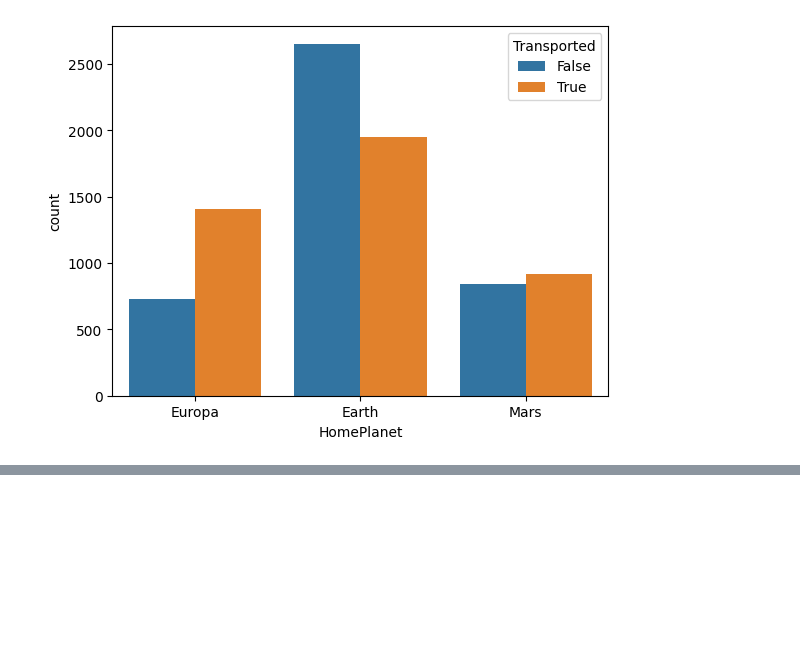
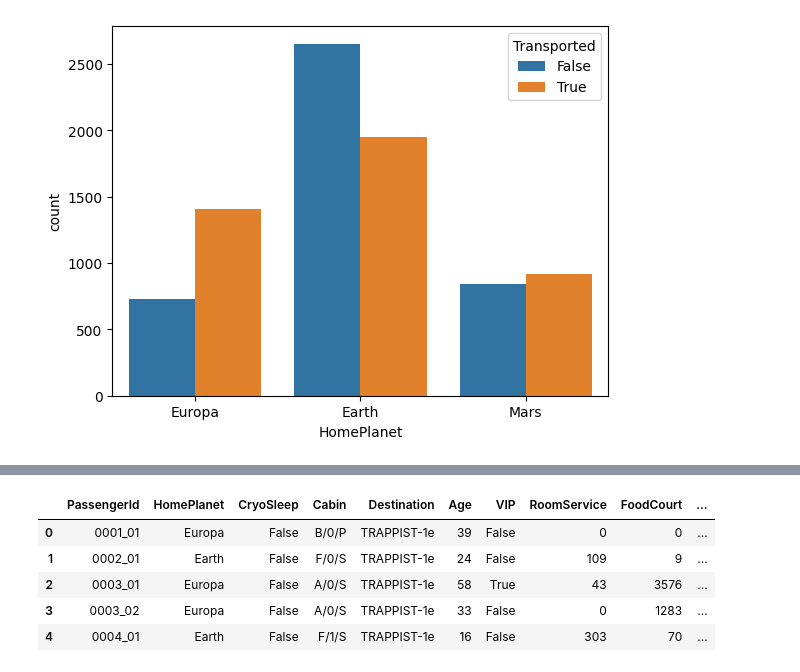
Before and after one commit to saajann/data-science, a Jupyter notebook: preprocessing/02_spaceship_titanic.ipynb, the cells around one changed output, grey strips where cells are left out. Drawn from its saved outputs; the diff is of its cells as text; code cells hidden in the pictures; blank space fills up the shorter version.

```diff
--- a/preprocessing/02_spaceship_titanic.ipynb
+++ b/preprocessing/02_spaceship_titanic.ipynb
@@ -147,0 +262,9 @@ memory usage: 793.2+ KB
+# %%
+train.head()
+# %% [output]
+|  | PassengerId | HomePlanet | CryoSleep | Cabin | Destination | Age | VIP | RoomService | FoodCourt | ... |
+| 0 | 0001_01 | Europa | False | B/0/P | TRAPPIST-1e | 39 | False | 0 | 0 | ... |
+| 1 | 0002_01 | Earth | False | F/0/S | TRAPPIST-1e | 24 | False | 109 | 9 | ... |
+| 2 | 0003_01 | Europa | False | A/0/S | TRAPPIST-1e | 58 | True | 43 | 3576 | ... |
+| 3 | 0003_02 | Europa | False | A/0/S | TRAPPIST-1e | 33 | False | 0 | 1283 | ... |
+| 4 | 0004_01 | Earth | False | F/1/S | TRAPPIST-1e | 16 | False | 303 | 70 | ... |
```
Also changed, not shown: parts of 18 cells of this notebook, 1 other file.
